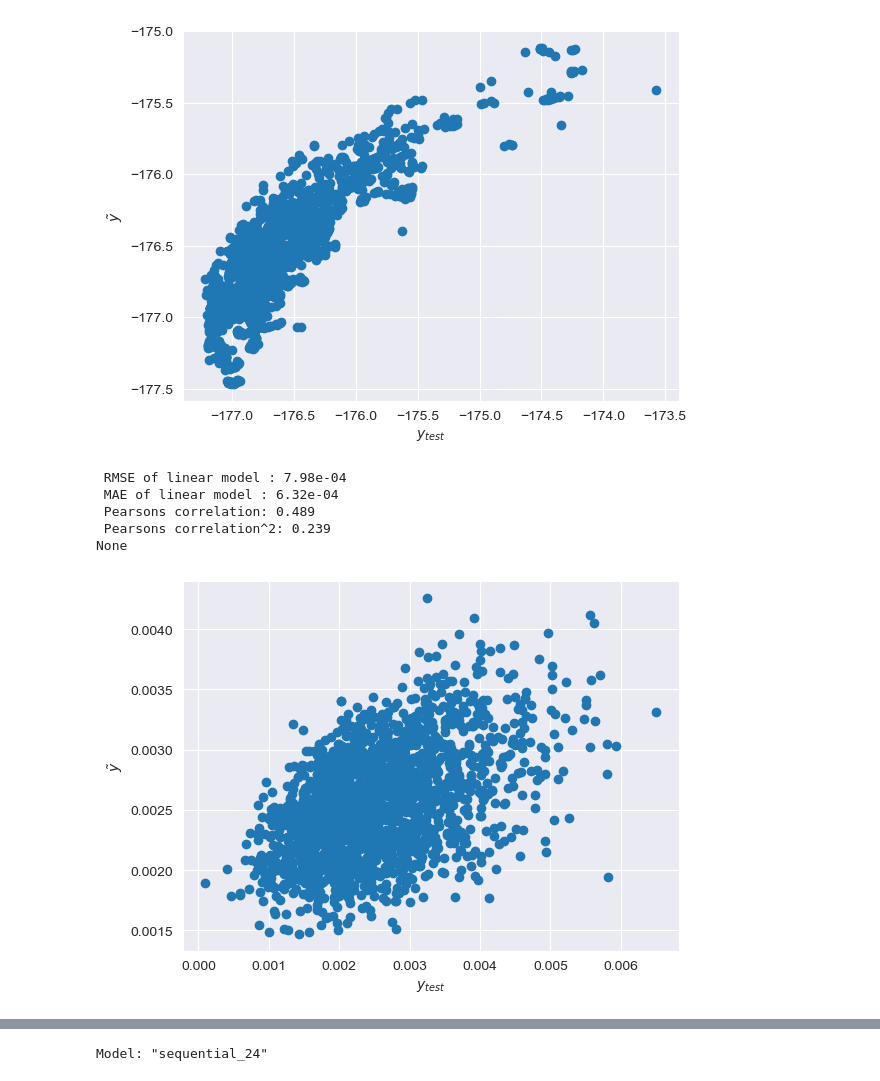
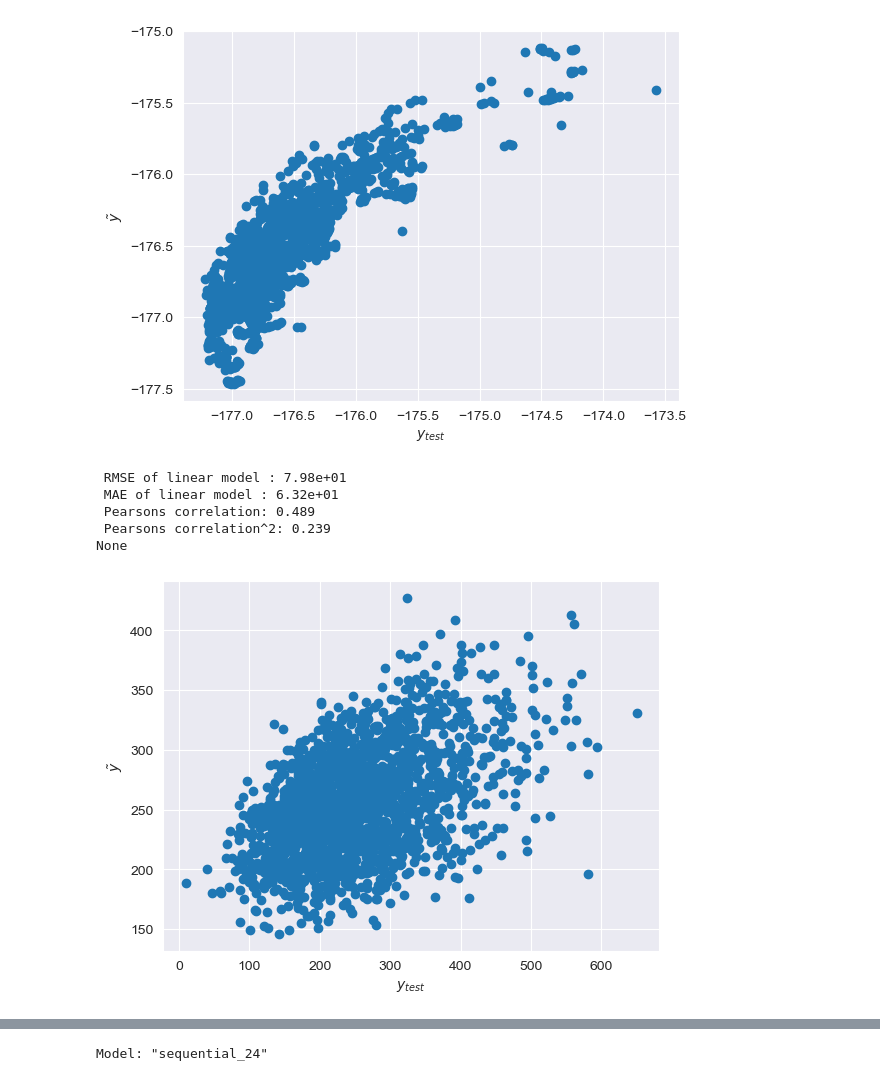
Before and after one commit to lucasboistay/molecular_dynamics, a Jupyter notebook: main.ipynb, the cells around one changed output, grey strips where cells are left out. Drawn from its saved outputs; the diff is of its cells as text; code cells hidden in the pictures.

```diff
--- a/main.ipynb
+++ b/main.ipynb
@@ -1183,7 +1146,7 @@ None
 # On crée le modèle de régression linéaire pour zundel en coulomb
 
 X = np.genfromtxt('data/txt/zundel.txt')
-y = get_energies_zundel()
+y = get_energies_zundel()*(10**5)
 
 X_train, X_test, y_train, y_test = train_test_split(X, y, test_size=0.2, random_state=42)
 
@@ -1197,36 +1160,36 @@ linear_regression.fit(X_train, y_train)
 
 y_pred = linear_regression.predict(X_test)
 
 # On calcule le MSE et le RMSE
 
 score = mean_squared_error(y_test, y_pred)
 
 #RMSE
 
 print(f" RMSE of linear model : {np.sqrt(score):.2e}")
 
 #MAE
 
 print(f" MAE of linear model : {np.mean(np.abs(y_pred - y_test)):.2e}")
 
 corr, _ = pearsonr(y_test, y_pred)
 print(' Pearsons correlation: %.3f' % corr)
 print(print(' Pearsons correlation^2: %.3f' % corr**2))
 
 # plot y_test vs y_pred
 
 plt.scatter(y_test, y_pred)
 plt.xlabel(r'$y_{test}$')
 plt.ylabel(r'$\tilde{y}$')
 plt.savefig('img/linear_regression/coulomb_zundel_full.png', dpi=200)
 plt.show()
 # %% [output]
- RMSE of linear model : 7.98e-04
- MAE of linear model : 6.32e-04
+ RMSE of linear model : 7.98e+01
+ MAE of linear model : 6.32e+01
  Pearsons correlation: 0.489
  Pearsons correlation^2: 0.239
 None
-[figure, old version]
+[figure, new version]
 # %%
 # Création du modèle
 from keras.models import Sequential
```
Also changed, not shown: parts of 18 cells of this notebook, 12 other files.
